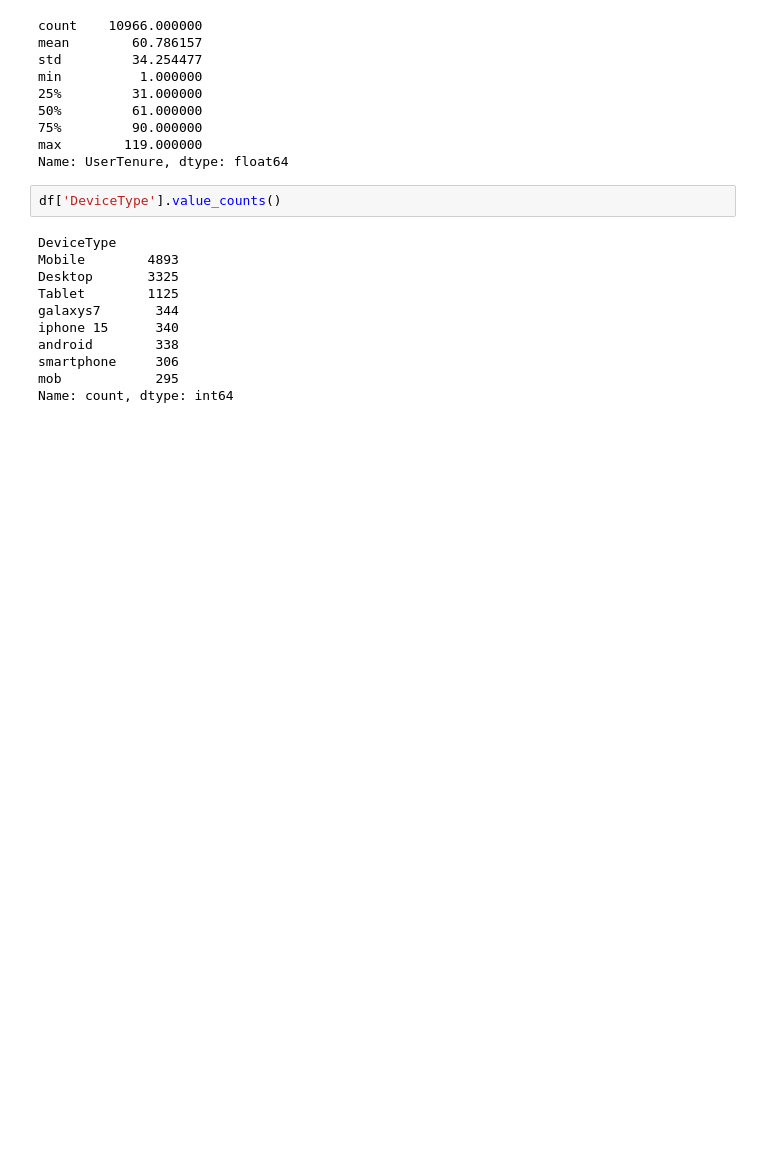
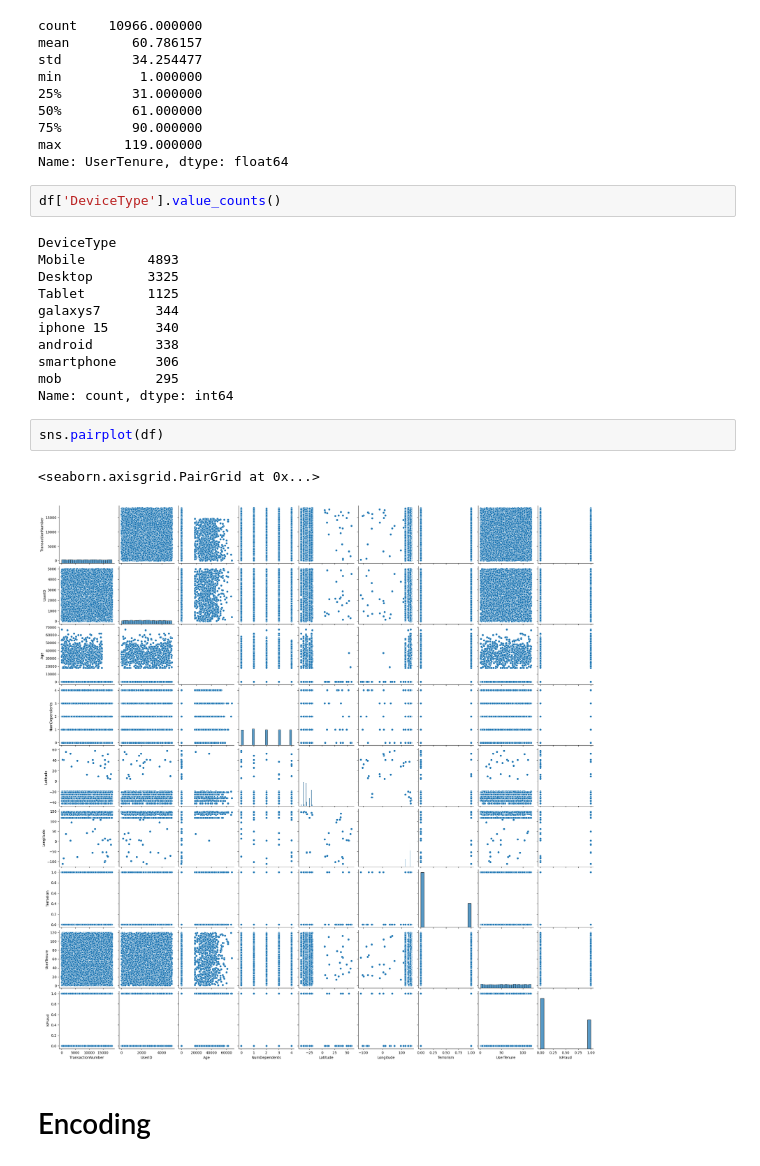
Before and after one commit to Meowplp/Datathon-2024-MACS-model-masters, a Jupyter notebook: inter-uni-datathon-2024-nsw/EDA.ipynb, the cells around one changed output. Saved outputs shown, nothing was run; the diff lists cells and outputs as text; blank space fills up the shorter version.

```diff
--- a/inter-uni-datathon-2024-nsw/EDA.ipynb
+++ b/inter-uni-datathon-2024-nsw/EDA.ipynb
@@ -302,3 +298,10 @@ android        338
 smartphone     306
 mob            295
 Name: count, dtype: int64
+# %%
+sns.pairplot(df)
+# %% [output]
+<seaborn.axisgrid.PairGrid at 0x...>
+[figure, added]
+# %% [markdown]
+# Encoding
```
Also changed, not shown: parts of 12 cells of this notebook.
